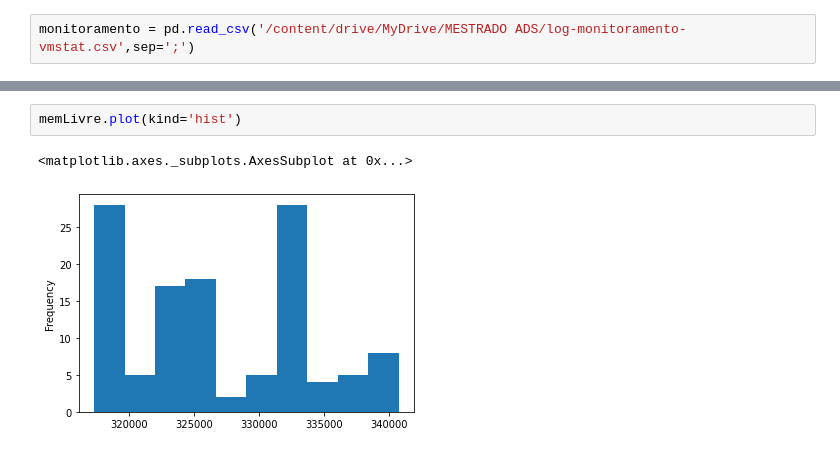
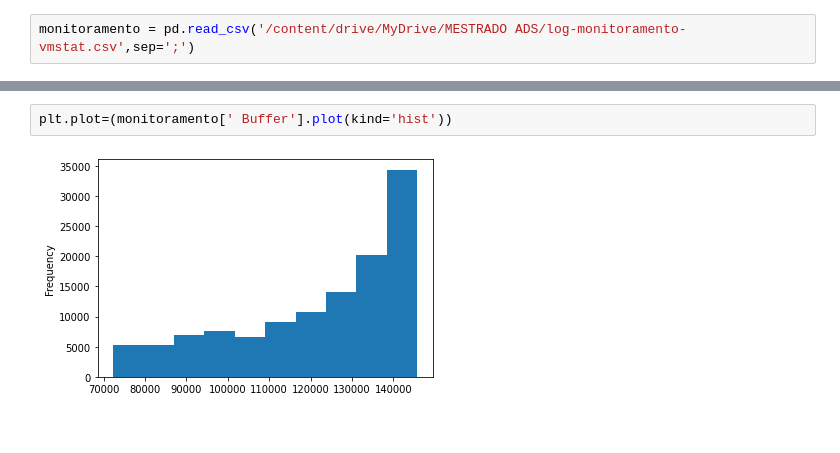
Before and after one commit to CamilaSDantas/Performance-Evaluation, a Jupyter notebook: Questão2Lista2vmstat_free.ipynb, the cells around one changed output, grey strips where cells are left out. Cells and saved outputs as stored; diff of their text form.

```diff
--- a/Questão2Lista2vmstat_free.ipynb
+++ b/Questão2Lista2vmstat_free.ipynb
@@ -36,6 +63,5 @@ memLivre=monitoramento[' Livre']
 # %%
-memLivre.plot(kind='hist')
+plt.plot=(monitoramento[' Buffer'].plot(kind='hist'))
 # %% [output]
-<matplotlib.axes._subplots.AxesSubplot at 0x...>
-[figure, old version]
+[figure, new version]
 # %%
```
Also changed, not shown: parts of 20 cells of this notebook.
